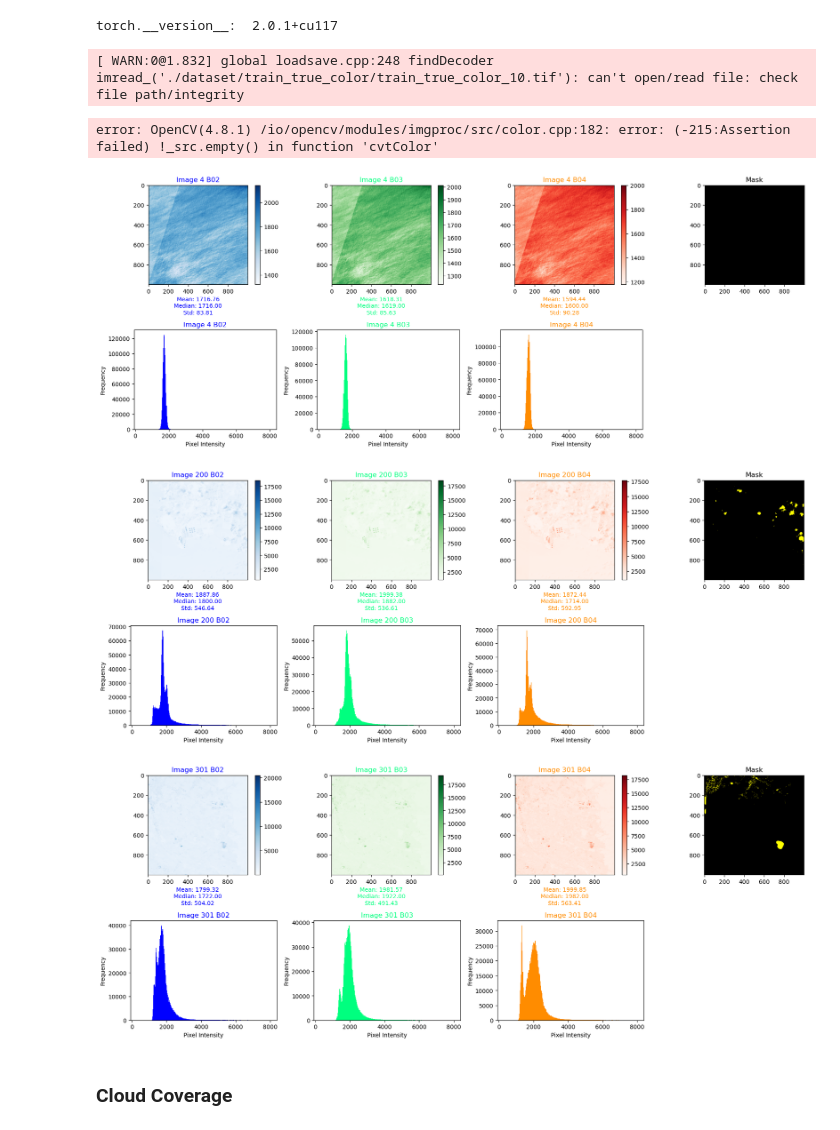
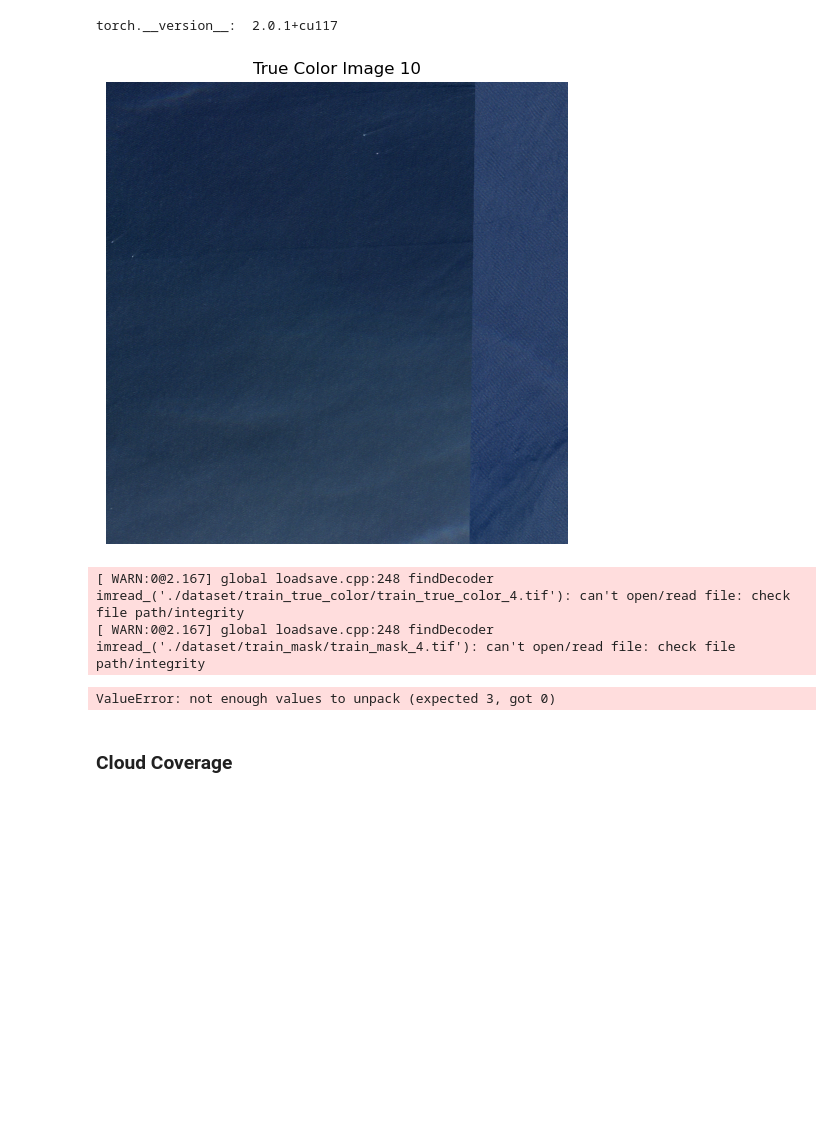
Before and after one commit to hussainalmahmud/Clouds-Segmentation-in-Satellite-Imageries, a Jupyter notebook: cloud_eda.ipynb, the cells around one changed output. Saved outputs shown, nothing was run; the diff lists cells and outputs as text; code cells hidden in the pictures; blank space fills up the shorter version.

Commit message:
modify code for dataset path

```diff
--- a/cloud_eda.ipynb
+++ b/cloud_eda.ipynb
@@ -45,36 +45,35 @@ def normalize_image_to_8bit(img):
     """Normalize the image to fit within [0, 255] range."""
     img_normalized = cv2.normalize(img, None, alpha=0, beta=255, norm_type=cv2.NORM_MINMAX, dtype=cv2.CV_8U)
     return img_normalized
 
 def display_true_color_image(image_idx):
     """Display an image in its original color."""
 
     # Construct image path
-    img_path = f"./dataset/train_true_color/train_true_color_{image_idx}.tif"
+    img_path = f"./data/train_true_color/train_true_color_{image_idx}.tif"
 
     # Read image
     img = cv2.imread(img_path, cv2.IMREAD_UNCHANGED)
 
     # Normalize to 8-bit
     img_8bit = normalize_image_to_8bit(img)
 
     # Convert the image from BGR to RGB
     img_rgb = cv2.cvtColor(img_8bit, cv2.COLOR_BGR2RGB)
 
     # Display the image
     plt.figure(figsize=(10, 6))
     plt.imshow(img_rgb)
     plt.title(f'True Color Image {image_idx}')
     plt.axis('off')  # To hide axis values
     plt.show()
 
 # Image index to visualize
 image_idx = 10
 
 display_true_color_image(image_idx)
 # %% [output]
-[ WARN:0@1.832] global loadsave.cpp:248 findDecoder imread_('./dataset/train_true_color/train_true_color_10.tif'): can't open/read file: check file path/integrity
-error: OpenCV(4.8.1) /io/opencv/modules/imgproc/src/color.cpp:182: error: (-215:Assertion failed) !_src.empty() in function 'cvtColor'
+[figure, added]
 # %%
 import cv2
 import numpy as np
@@ -82,8 +81,8 @@ import matplotlib.pyplot as plt
 
 def display_image_and_histogram(image_idx):
     """Display the three bands and their histograms for a given image index."""
-    img_path = f"./dataset/train_true_color/train_true_color_{image_idx}.tif"
-    mask_path = f"./dataset/train_mask/train_mask_{image_idx}.tif"
+    img_path = f"./data/train_true_color/train_true_color_{image_idx}.tif"
+    mask_path = f"./data/train_mask/train_mask_{image_idx}.tif"
 
     # Load the image and its corresponding mask
     img = cv2.imread(img_path, cv2.IMREAD_UNCHANGED)
@@ -143,9 +142,9 @@ image_indices = [4, 200, 301]  # Extend this list as needed
 for idx in image_indices:
     display_image_and_histogram(idx)
 # %% [output]
-[figure, removed]
-[figure, removed]
-[figure, removed]
+[ WARN:0@2.167] global loadsave.cpp:248 findDecoder imread_('./dataset/train_true_color/train_true_color_4.tif'): can't open/read file: check file path/integrity
+[ WARN:0@2.167] global loadsave.cpp:248 findDecoder imread_('./dataset/train_mask/train_mask_4.tif'): can't open/read file: check file path/integrity
+ValueError: not enough values to unpack (expected 3, got 0)
 # %% [markdown]
 ### Cloud Coverage
 # %%
```
Also changed, not shown: parts of 1 cell of this notebook.
